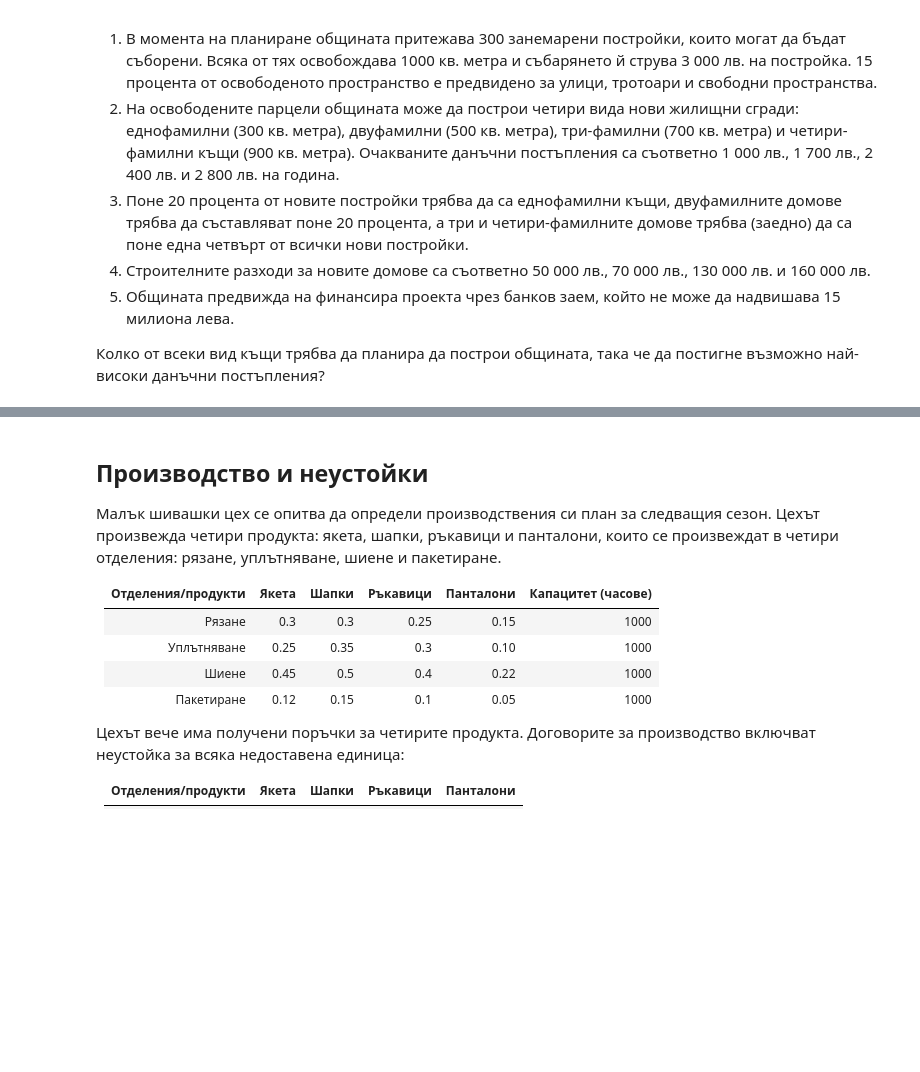
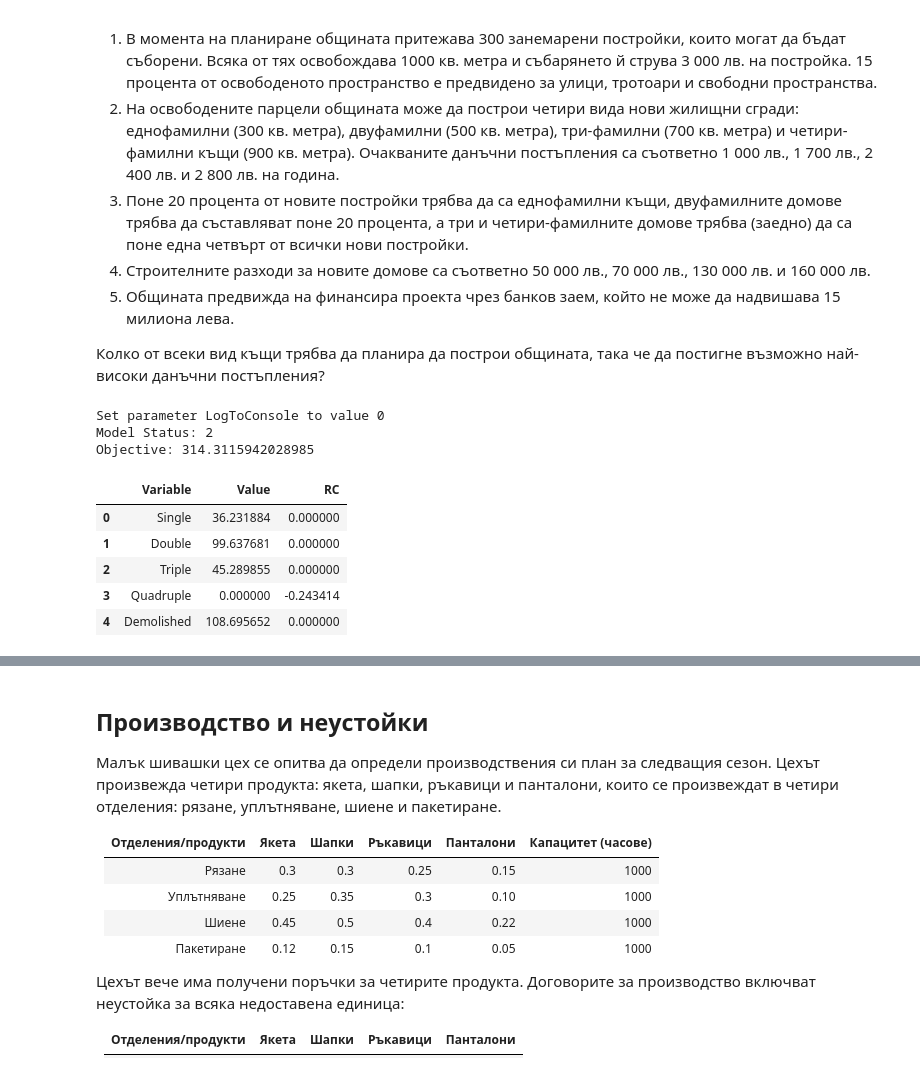
Before and after one commit to febse/opt2025, a Jupyter notebook: 00-Assignments/assignments.ipynb, the cells around one changed output, grey strips where cells are left out. Saved outputs shown, nothing was run; the diff lists cells and outputs as text; code cells hidden in the pictures; blank space fills up the shorter version.

```diff
--- a/00-Assignments/assignments.ipynb
+++ b/00-Assignments/assignments.ipynb
@@ -257,43 +260,55 @@ $$
 
 ::: -->
 # %%
-# #| fold-code: true
+#| fold-code: true
 
-# m = gp.Model("Urban Planning")
-# m.params.LogToConsole = 0
+m = gp.Model("Urban Planning")
+m.params.LogToConsole = 0
 
-# # Create variables
-# single = m.addVar(name="Single")
-# dbl = m.addVar(name="Double")
-# trpl = m.addVar(name="Triple")
-# quad = m.addVar(name="Quadruple")
-# dem = m.addVar(name="Demolished")
+# Create variables
+single = m.addVar(name="Single")
+dbl = m.addVar(name="Double")
+trpl = m.addVar(name="Triple")
+quad = m.addVar(name="Quadruple")
+dem = m.addVar(name="Demolished")
 
-# # Set objective
-# m.setObjective(single + 1.7 * dbl + 2.4 * trpl + 2.8 * quad, GRB.MAXIMIZE)
+# Set objective
+m.setObjective(single + 1.7 * dbl + 2.4 * trpl + 2.8 * quad, GRB.MAXIMIZE)
 
-# # Add constraints
-# m.addConstr(300 * single + 500 * dbl + 700 * trpl + 900 * quad - 850 * dem <= 0, "Area")
-# m.addConstr(dem <= 300, "Demolitions")
-# m.addConstr(-0.8 * single + 0.2 * dbl + 0.2 * trpl + 0.2 * quad <= 0, "Single")
-# m.addConstr(0.1 * single - 0.9 * dbl + 0.1 * trpl + 0.1 * quad <= 0, "Double")
-# m.addConstr(0.25 * single + 0.25 * dbl - 0.75 * trpl - 0.75 * quad <= 0, "Triple/Quadruple")
-# m.addConstr(50 * single + 70 * dbl + 130 * trpl + 160 * quad + 3 * dem <= 15000, "Budget")
+# Add constraints
+m.addConstr(300 * single + 500 * dbl + 700 * trpl + 900 * quad - 850 * dem <= 0, "Area")
+m.addConstr(dem <= 300, "Demolitions")
+m.addConstr(-0.8 * single + 0.2 * dbl + 0.2 * trpl + 0.2 * quad <= 0, "Single")
+m.addConstr(0.1 * single - 0.9 * dbl + 0.1 * trpl + 0.1 * quad <= 0, "Double")
+m.addConstr(0.25 * single + 0.25 * dbl - 0.75 * trpl - 0.75 * quad <= 0, "Triple/Quadruple")
+m.addConstr(50 * single + 70 * dbl + 130 * trpl + 160 * quad + 3 * dem <= 15000, "Budget")
 
-# # Optimize model
-# m.optimize()
+# Optimize model
+m.optimize()
 
-# # Print results
-# print('Model Status:', m.status)
-# print('Objective:', m.objVal)
+# Print results
+print('Model Status:', m.status)
+print('Objective:', m.objVal)
 
-# var_df = pd.DataFrame(columns=['Variable', 'Value', 'RC'], data=[(v.VarName, v.X, v.RC) for v in m.getVars()])
-# constr_df = pd.DataFrame(columns=['Constraint', 'Shadow Price', 'Lower', 'Upper'],
-#                          data=[(c.ConstrName, c.Pi, c.SARHSLow, c.SARHSUp) for c in m.getConstrs()])
+var_df = pd.DataFrame(columns=['Variable', 'Value', 'RC'], data=[(v.VarName, v.X, v.RC) for v in m.getVars()])
+constr_df = pd.DataFrame(columns=['Constraint', 'Slack', 'Shadow Price', 'Lower', 'Upper'],
+                         data=[(c.ConstrName, c.Slack, c.Pi, c.SARHSLow, c.SARHSUp) for c in m.getConstrs()])
+# %% [output]
+Set parameter LogToConsole to value 0
+Model Status: 2
+Objective: 314.3115942028985
 # %%
 #| label: tbl-urban-planning-variables
 #| tbl-cap: "Стойности на променливите в оптимума за градското строителство"
-# var_df
+
+var_df
+# %% [output]
+|  | Variable | Value | RC |
+| 0 | Single | 36.231884 | 0.000000 |
+| 1 | Double | 99.637681 | 0.000000 |
+| 2 | Triple | 45.289855 | 0.000000 |
+| 3 | Quadruple | 0.000000 | -0.243414 |
+| 4 | Demolished | 108.695652 | 0.000000 |
 # %%
 #| label: tbl-urban-planning-constraints
 #| tbl-cap: "Ограничения за градското строителство в оптимума за градското строителство"
```
Also changed, not shown: parts of 5 cells of this notebook.
